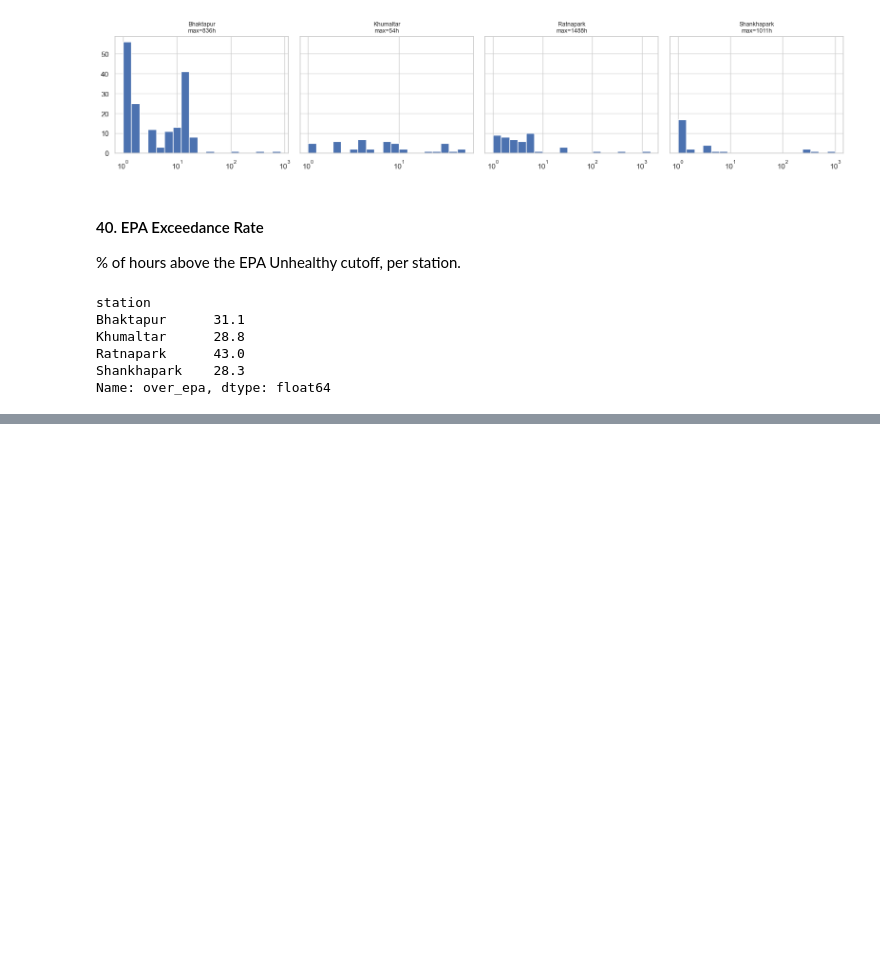
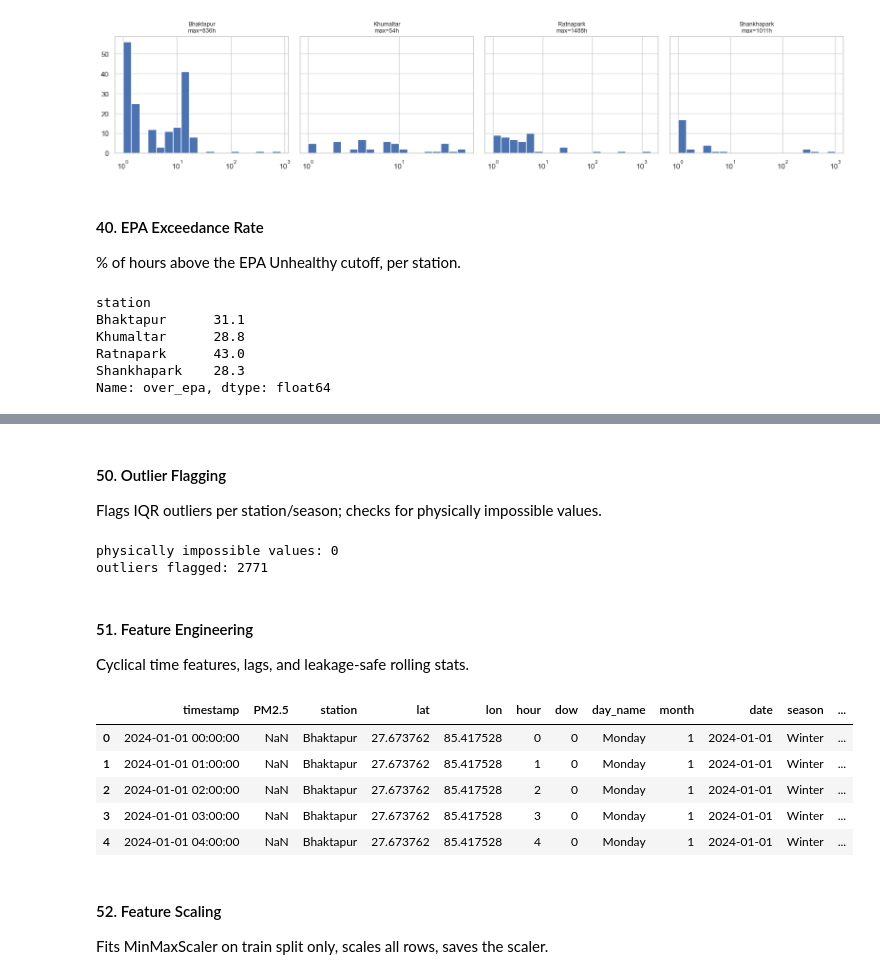
Before and after one commit to susmitahkhanal/kathmandu_pm25_forecasting, a Jupyter notebook: index.ipynb, the cells around one changed output, grey strips where cells are left out. Saved outputs shown, nothing was run; the diff lists cells and outputs as text; code cells hidden in the pictures; blank space fills up the shorter version.

```diff
--- a/index.ipynb
+++ b/index.ipynb
@@ -684,0 +917,6 @@ Name: over_epa, dtype: float64
+# %%
+model_data["PM2.5_24h_avg"] = (
+    model_data.groupby("station")["PM2.5_filled"]
+    .transform(lambda s: s.rolling(24, min_periods=18).mean())
+)
+model_data["health_risk_class_24h"] = model_data["PM2.5_24h_avg"].apply(epa_category).map(MERGE)
@@ -684,0 +969,61 @@ Name: over_epa, dtype: float64
+# %% [markdown]
+#### 50. Outlier Flagging
+
+Flags IQR outliers per station/season; checks for physically impossible values.
+# %%
+n_bad = ((model_data["PM2.5_filled"] < 0) | (model_data["PM2.5_filled"] > PHYSICAL_MAX)).sum()
+print("physically impossible values:", n_bad)
+
+model_data["month"] = model_data.timestamp.dt.month
+model_data["season"] = model_data.month.map(season)
+
+def flag_outliers(g):
+    q1, q3 = g.quantile([.25, .75])
+    iqr = q3 - q1
+    return (g < q1 - 1.5 * iqr) | (g > q3 + 1.5 * iqr)
+
+model_data["is_outlier"] = model_data.groupby(["station", "season"])["PM2.5_filled"].transform(flag_outliers).fillna(False)
+print("outliers flagged:", model_data.is_outlier.sum())
+# %% [output]
+physically impossible values: 0
+outliers flagged: 2771
+# %% [markdown]
+#### 51. Feature Engineering
+
+Cyclical time features, lags, and leakage-safe rolling stats.
+# %%
+model_data = model_data.sort_values(["station", "timestamp"]).reset_index(drop=True)
+
+model_data["hour"] = model_data.timestamp.dt.hour
+model_data["dow"] = model_data.timestamp.dt.dayofweek
+model_data["hour_sin"] = np.sin(2 * np.pi * model_data.hour / 24)
+model_data["hour_cos"] = np.cos(2 * np.pi * model_data.hour / 24)
+model_data["dow_sin"] = np.sin(2 * np.pi * model_data.dow / 7)
+model_data["dow_cos"] = np.cos(2 * np.pi * model_data.dow / 7)
+model_data["month_sin"] = np.sin(2 * np.pi * model_data.month / 12)
+model_data["month_cos"] = np.cos(2 * np.pi * model_data.month / 12)
+model_data["is_weekend"] = model_data.dow.isin([5, 6]).astype(int)
+
+LAGS = [1, 2, 3, 6, 12, 24, 48, 168]
+for lag in LAGS:
+    model_data[f"lag_{lag}"] = model_data.groupby("station")["PM2.5_filled"].shift(lag)
+
+shifted = model_data.groupby("station")["PM2.5_filled"].shift(1)
+model_data["_s"] = shifted
+for w in [3, 6, 24, 168]:
+    model_data[f"roll_mean_{w}"] = model_data.groupby("station")["_s"].transform(lambda s: s.rolling(w, min_periods=max(2, w // 4)).mean())
+    model_data[f"roll_std_{w}"] = model_data.groupby("station")["_s"].transform(lambda s: s.rolling(w, min_periods=max(2, w // 4)).std())
+model_data = model_data.drop(columns="_s")
+
+model_data.head()
+# %% [output]
+|  | timestamp | PM2.5 | station | lat | lon | hour | dow | day_name | month | date | season | ... |
+| 0 | 2024-01-01 00:00:00 | NaN | Bhaktapur | 27.673762 | 85.417528 | 0 | 0 | Monday | 1 | 2024-01-01 | Winter | ... |
+| 1 | 2024-01-01 01:00:00 | NaN | Bhaktapur | 27.673762 | 85.417528 | 1 | 0 | Monday | 1 | 2024-01-01 | Winter | ... |
+| 2 | 2024-01-01 02:00:00 | NaN | Bhaktapur | 27.673762 | 85.417528 | 2 | 0 | Monday | 1 | 2024-01-01 | Winter | ... |
+| 3 | 2024-01-01 03:00:00 | NaN | Bhaktapur | 27.673762 | 85.417528 | 3 | 0 | Monday | 1 | 2024-01-01 | Winter | ... |
+| 4 | 2024-01-01 04:00:00 | NaN | Bhaktapur | 27.673762 | 85.417528 | 4 | 0 | Monday | 1 | 2024-01-01 | Winter | ... |
+# %% [markdown]
+#### 52. Feature Scaling
+
+Fits MinMaxScaler on train split only, scales all rows, saves the scaler.
```
Also changed, not shown: parts of 27 cells of this notebook.
